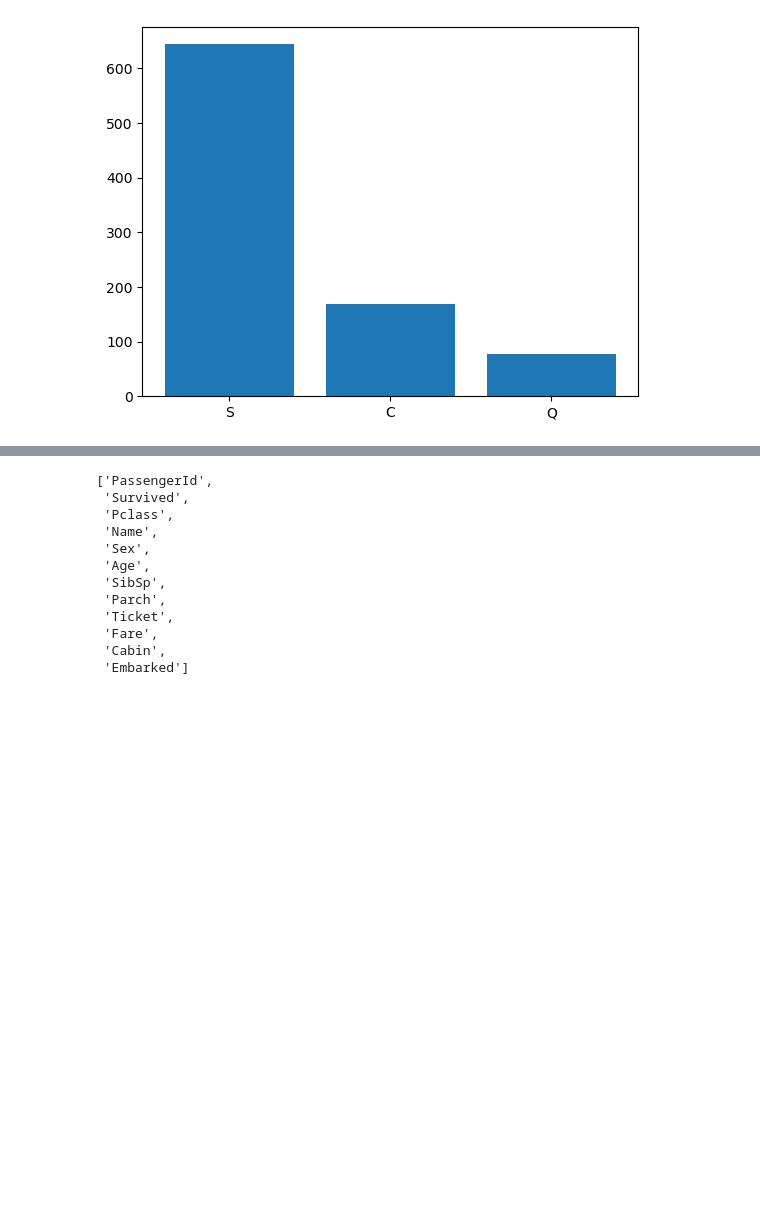
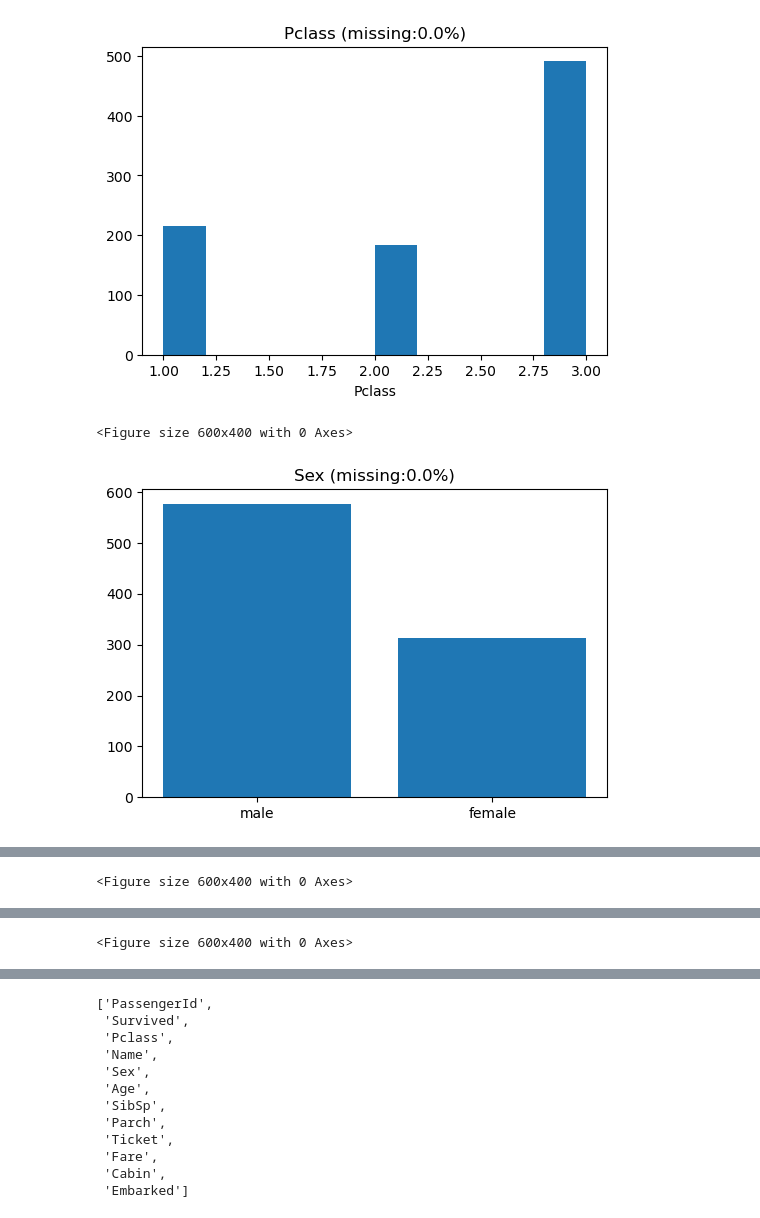
Before and after one commit to fumiya2001/DS-portfolio, a Jupyter notebook: titanic/titanic-1.ipynb, the cells around one changed output, grey strips where cells are left out. Saved outputs shown, nothing was run; the diff lists cells and outputs as text; code cells hidden in the pictures; blank space fills up the shorter version.

```diff
--- a/titanic/titanic-1.ipynb
+++ b/titanic/titanic-1.ipynb
@@ -44,7 +63,20 @@ def uni_plot(variable_names, df):
     elif len(df[variable_names].unique()) < 10:
         counts = df[variable_names].value_counts()
         plt.bar(counts.index, counts.values)
+    else:
+        return
+
+    missing_rate = df[variable_names].isna().mean()
+    plt.title(f'{variable_names} (missing:{missing_rate:.1%})')
 # %%
-uni_plot(variable_names[11], df_train)
+len_variable = len(variable_names)
+
+
+for i in range(2,len_variable):
+    plt.figure(figsize=(6,4))
+
+    uni_plot(variable_names[i], df_train)
 # %% [output]
-[figure, old version]
+[figure, new version]
+<Figure size 600x400 with 0 Axes>
+[figure, added]
@@ -50,0 +86 @@ uni_plot(variable_names[11], df_train)
+<Figure size 600x400 with 0 Axes>
@@ -50,0 +88 @@ uni_plot(variable_names[11], df_train)
+<Figure size 600x400 with 0 Axes>
```
Also changed, not shown: parts of 37 cells of this notebook.
